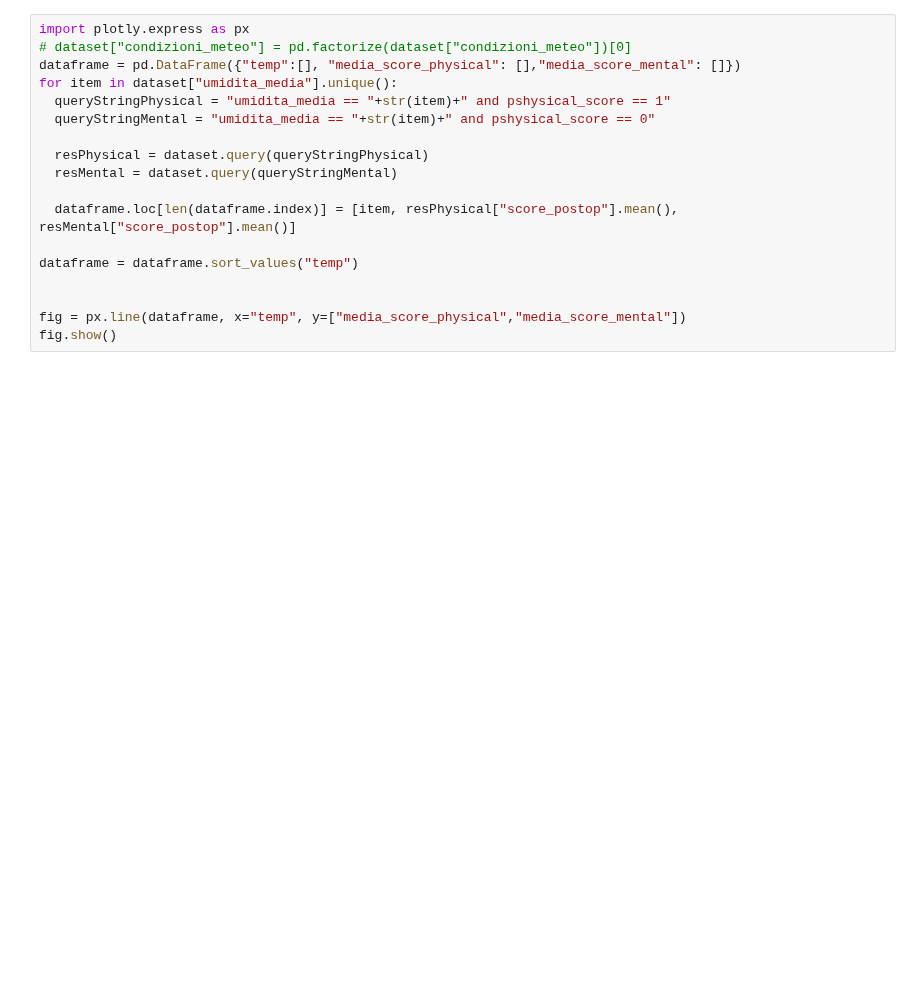
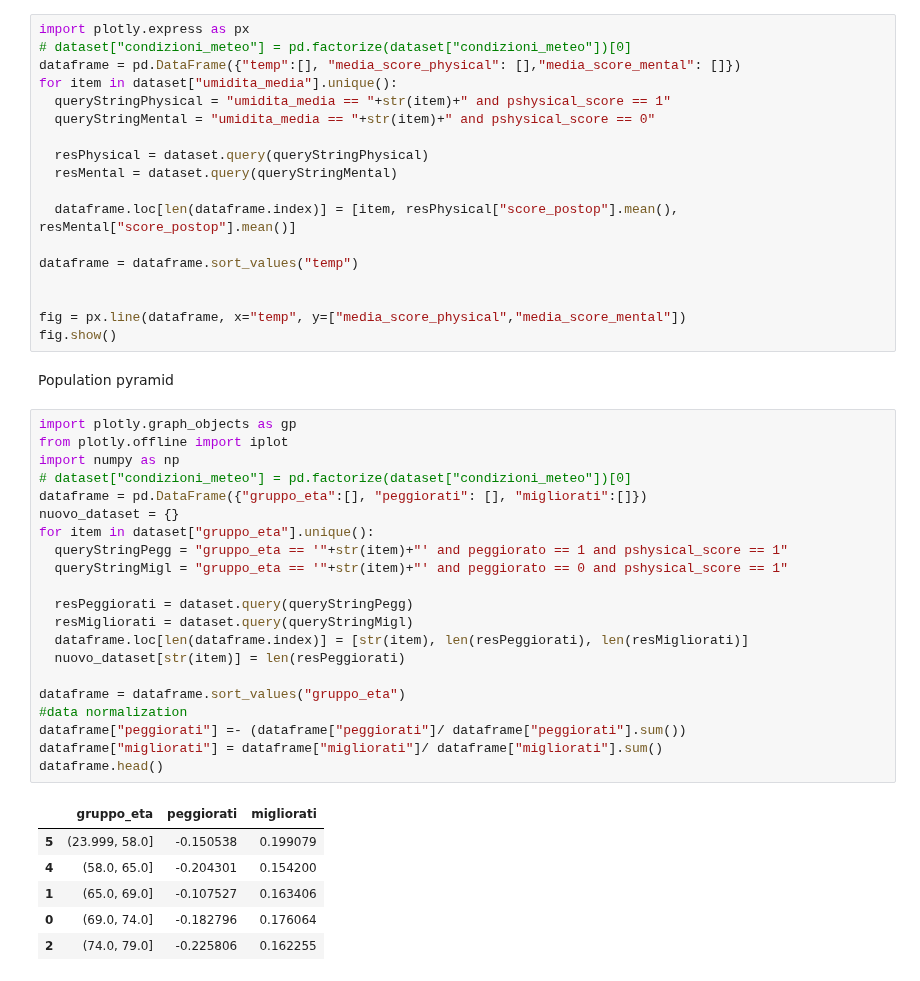
Before and after one commit to Blowdire/DataVisualizationProject, a Jupyter notebook: Mini-Progetto/Compitino_DV.ipynb, the cells around one changed output. Cells and saved outputs as stored; diff of their text form; blank space fills up the shorter version.

```diff
--- a/Mini-Progetto/Compitino_DV.ipynb
+++ b/Mini-Progetto/Compitino_DV.ipynb
@@ -165,3 +230,33 @@ dataframe = dataframe.sort_values("temp")
 
 fig = px.line(dataframe, x="temp", y=["media_score_physical","media_score_mental"])
 fig.show()
+# %% [markdown]
+Population pyramid
+# %%
+import plotly.graph_objects as gp
+from plotly.offline import iplot
+import numpy as np
+# dataset["condizioni_meteo"] = pd.factorize(dataset["condizioni_meteo"])[0]
+dataframe = pd.DataFrame({"gruppo_eta":[], "peggiorati": [], "migliorati":[]})
+nuovo_dataset = {}
+for item in dataset["gruppo_eta"].unique():
+  queryStringPegg = "gruppo_eta == '"+str(item)+"' and peggiorato == 1 and pshysical_score == 1"
+  queryStringMigl = "gruppo_eta == '"+str(item)+"' and peggiorato == 0 and pshysical_score == 1"
+
+  resPeggiorati = dataset.query(queryStringPegg)
+  resMigliorati = dataset.query(queryStringMigl)
+  dataframe.loc[len(dataframe.index)] = [str(item), len(resPeggiorati), len(resMigliorati)]
+  nuovo_dataset[str(item)] = len(resPeggiorati)
+
+dataframe = dataframe.sort_values("gruppo_eta")
+#data normalization
+dataframe["peggiorati"] =- (dataframe["peggiorati"]/ dataframe["peggiorati"].sum())
+dataframe["migliorati"] = dataframe["migliorati"]/ dataframe["migliorati"].sum()
+dataframe.head()
+# %% [output]
+|  | gruppo_eta | peggiorati | migliorati |
+| 5 | (23.999, 58.0] | -0.150538 | 0.199079 |
+| 4 | (58.0, 65.0] | -0.204301 | 0.154200 |
+| 1 | (65.0, 69.0] | -0.107527 | 0.163406 |
+| 0 | (69.0, 74.0] | -0.182796 | 0.176064 |
+| 2 | (74.0, 79.0] | -0.225806 | 0.162255 |
```
Also changed, not shown: parts of 13 cells of this notebook.
